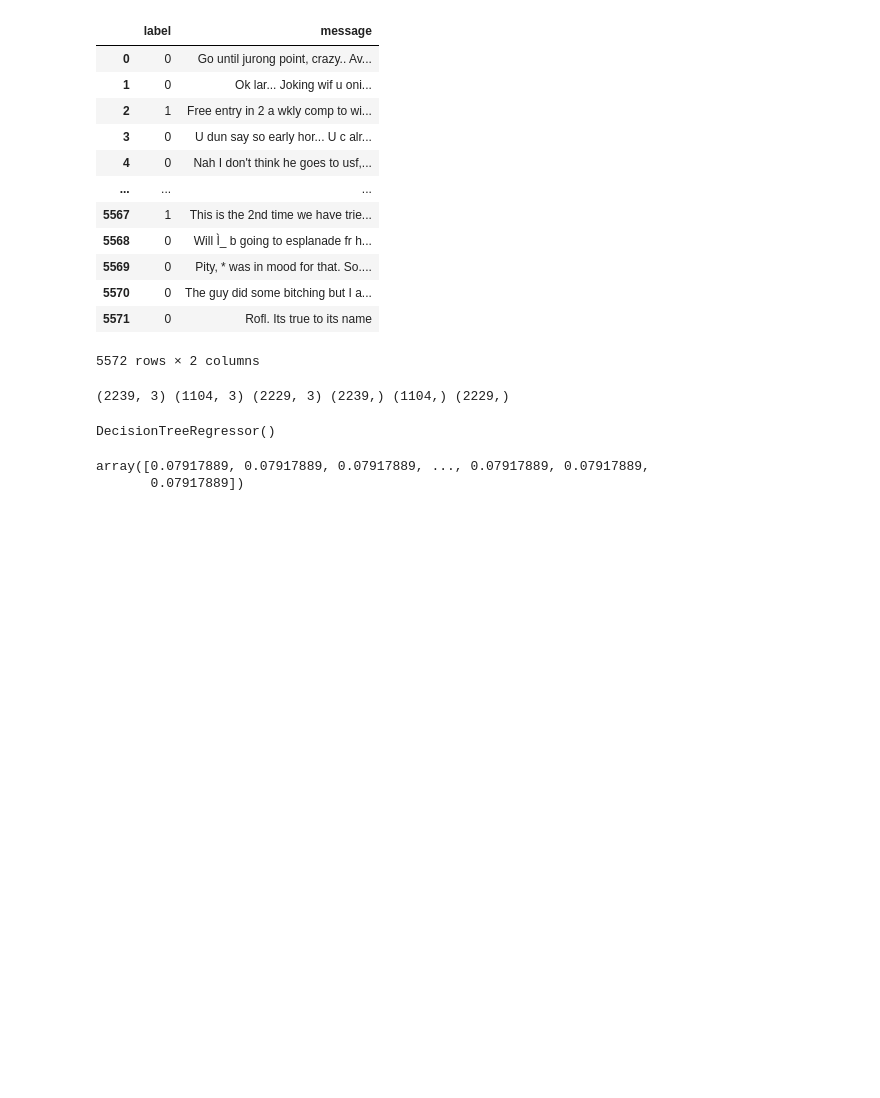
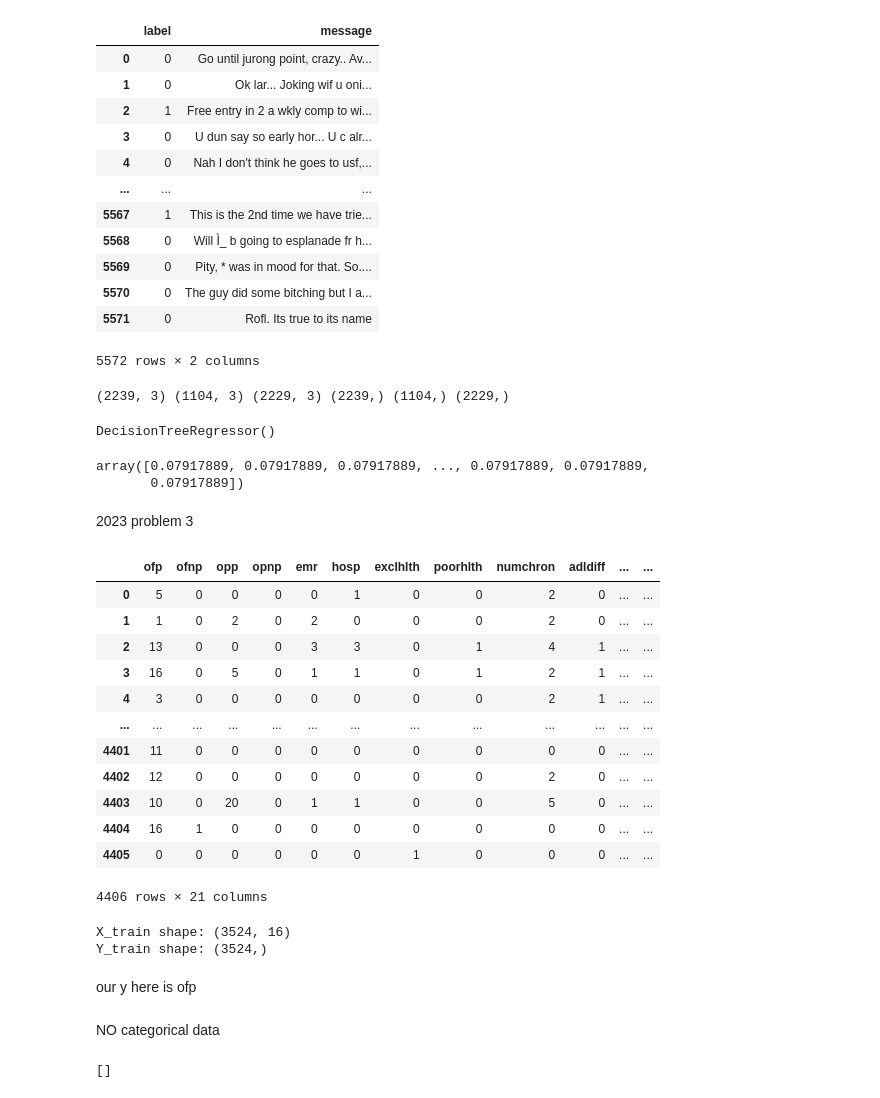
Before and after one commit to sssabere/DataScienceFiles, a Jupyter notebook: Assignments/first_lecture_and_data/exam_2024.ipynb, the cells around one changed output. Cells and saved outputs as stored; diff of their text form; code cells hidden in the pictures; blank space fills up the shorter version.

```diff
--- a/Assignments/first_lecture_and_data/exam_2024.ipynb
+++ b/Assignments/first_lecture_and_data/exam_2024.ipynb
@@ -184,3 +184,61 @@ problem2_final_predictions
 # %% [output]
 array([0.07917889, 0.07917889, 0.07917889, ..., 0.07917889, 0.07917889,
        0.07917889])
+# %% [markdown]
+2023 problem 3
+# %%
+import numpy as np
+import pandas as pd
+file_path = " data/visits_clean.csv"
+problem3_df = pd.read_csv("data/visits_clean.csv", sep = ' ')
+problem3_df
+# %% [output]
+|  | ofp | ofnp | opp | opnp | emr | hosp | exclhlth | poorhlth | numchron | adldiff | ... | ... |
+| 0 | 5 | 0 | 0 | 0 | 0 | 1 | 0 | 0 | 2 | 0 | ... | ... |
+| 1 | 1 | 0 | 2 | 0 | 2 | 0 | 0 | 0 | 2 | 0 | ... | ... |
+| 2 | 13 | 0 | 0 | 0 | 3 | 3 | 0 | 1 | 4 | 1 | ... | ... |
+| 3 | 16 | 0 | 5 | 0 | 1 | 1 | 0 | 1 | 2 | 1 | ... | ... |
+| 4 | 3 | 0 | 0 | 0 | 0 | 0 | 0 | 0 | 2 | 1 | ... | ... |
+| ... | ... | ... | ... | ... | ... | ... | ... | ... | ... | ... | ... | ... |
+| 4401 | 11 | 0 | 0 | 0 | 0 | 0 | 0 | 0 | 0 | 0 | ... | ... |
+| 4402 | 12 | 0 | 0 | 0 | 0 | 0 | 0 | 0 | 2 | 0 | ... | ... |
+| 4403 | 10 | 0 | 20 | 0 | 1 | 1 | 0 | 0 | 5 | 0 | ... | ... |
+| 4404 | 16 | 1 | 0 | 0 | 0 | 0 | 0 | 0 | 0 | 0 | ... | ... |
+| 4405 | 0 | 0 | 0 | 0 | 0 | 0 | 1 | 0 | 0 | 0 | ... | ... |
+4406 rows × 21 columns
+# %%
+# Step 2: Feature and target selection
+features_to_exclude = ['ofp', 'ofnp', 'opp', 'opnp', 'emr']
+X = problem3_df.drop(columns=features_to_exclude)
+Y = problem3_df['ofp']
+
+# Step 3: Split the data
+X_train, X_test, Y_train, Y_test = train_test_split(X, Y, test_size=0.2, random_state=42)
+
+# Step 4: Preprocess data
+def preprocess_data(X_train, X_test):
+    X_train_encoded = pd.get_dummies(X_train)
+    X_test_encoded = pd.get_dummies(X_test)
+    X_test_encoded = X_test_encoded.reindex(columns=X_train_encoded.columns, fill_value=0)
+    return X_train_encoded, X_test_encoded
+
+X_train, X_test = preprocess_data(X_train, X_test)
+
+# Debugging output
+print("X_train shape:", X_train.shape)
+print("Y_train shape:", Y_train.shape)
+# By using a structured approach like this, you can avoid many of the errors related to inconsistent data handling or unexpected edge cases. Let me know if you'd like further clarification!
+# %% [output]
+X_train shape: (3524, 16)
+Y_train shape: (3524,)
+# %% [markdown]
+our y here is ofp
+# %% [markdown]
+NO categorical data
+# %%
+# is identifying the categorical (non-numeric) columns in a DataFrame
+s = (X_train.dtypes== 'object')
+object_cols = list(s[s].index)
+object_cols
+# %% [output]
+[]
```
Also changed, not shown: parts of 8 cells of this notebook, 4 other files.
